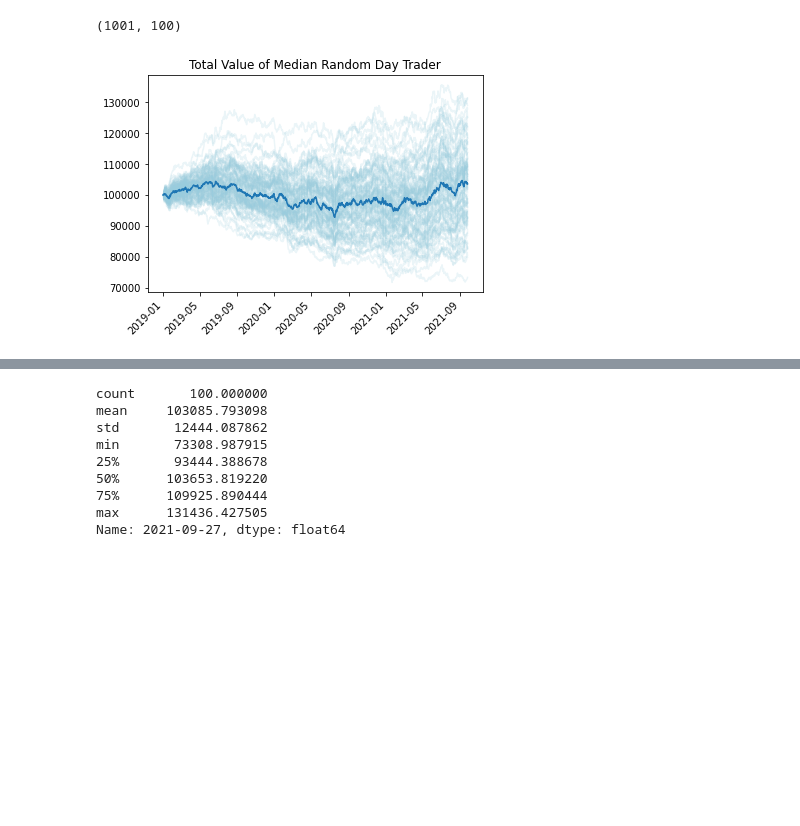
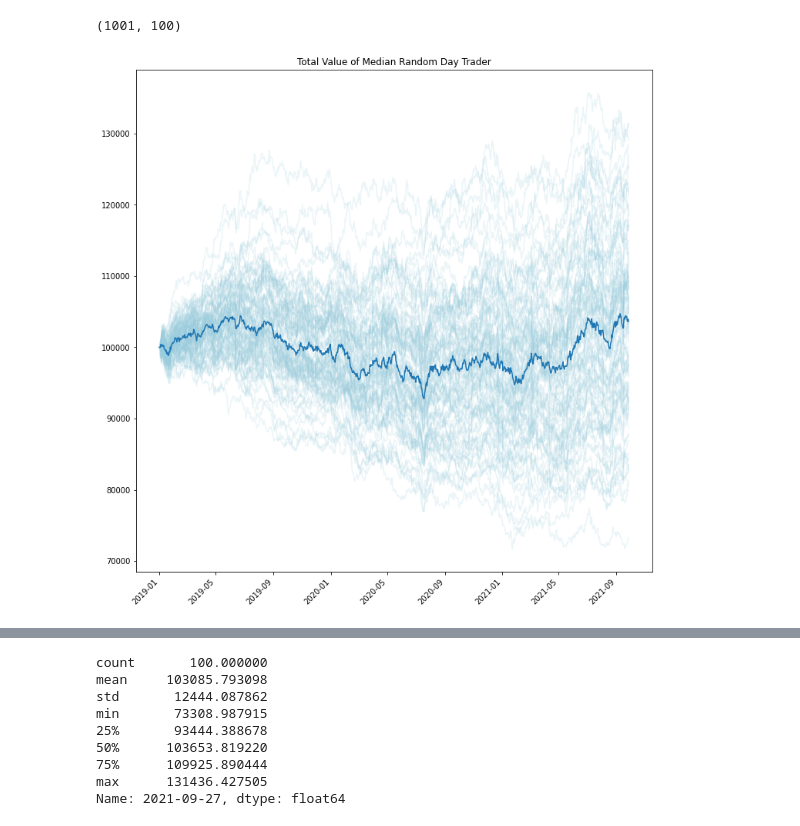
Before and after one commit to cbare/Etudes, a Jupyter notebook: notebooks/stock-trading-example.ipynb, the cells around one changed output, grey strips where cells are left out. Cells and saved outputs as stored; diff of their text form; code cells hidden in the pictures; blank space fills up the shorter version.

```diff
--- a/notebooks/stock-trading-example.ipynb
+++ b/notebooks/stock-trading-example.ipynb
@@ -164,9 +166,10 @@ day_traders.shape
 # %% [output]
 (1001, 100)
 # %%
+fig, ax = plt.subplots(figsize=(12,12))
 p = plt.plot(day_traders, color="#99ccdd30")
 p = plt.plot(day_traders.median(axis=1))
 p = plt.xticks(rotation=45, ha='right')
 p = plt.title("Total Value of Median Random Day Trader")
 # %% [output]
-[figure, old version]
+[figure, new version]
```
Also changed, not shown: parts of 35 cells of this notebook.
